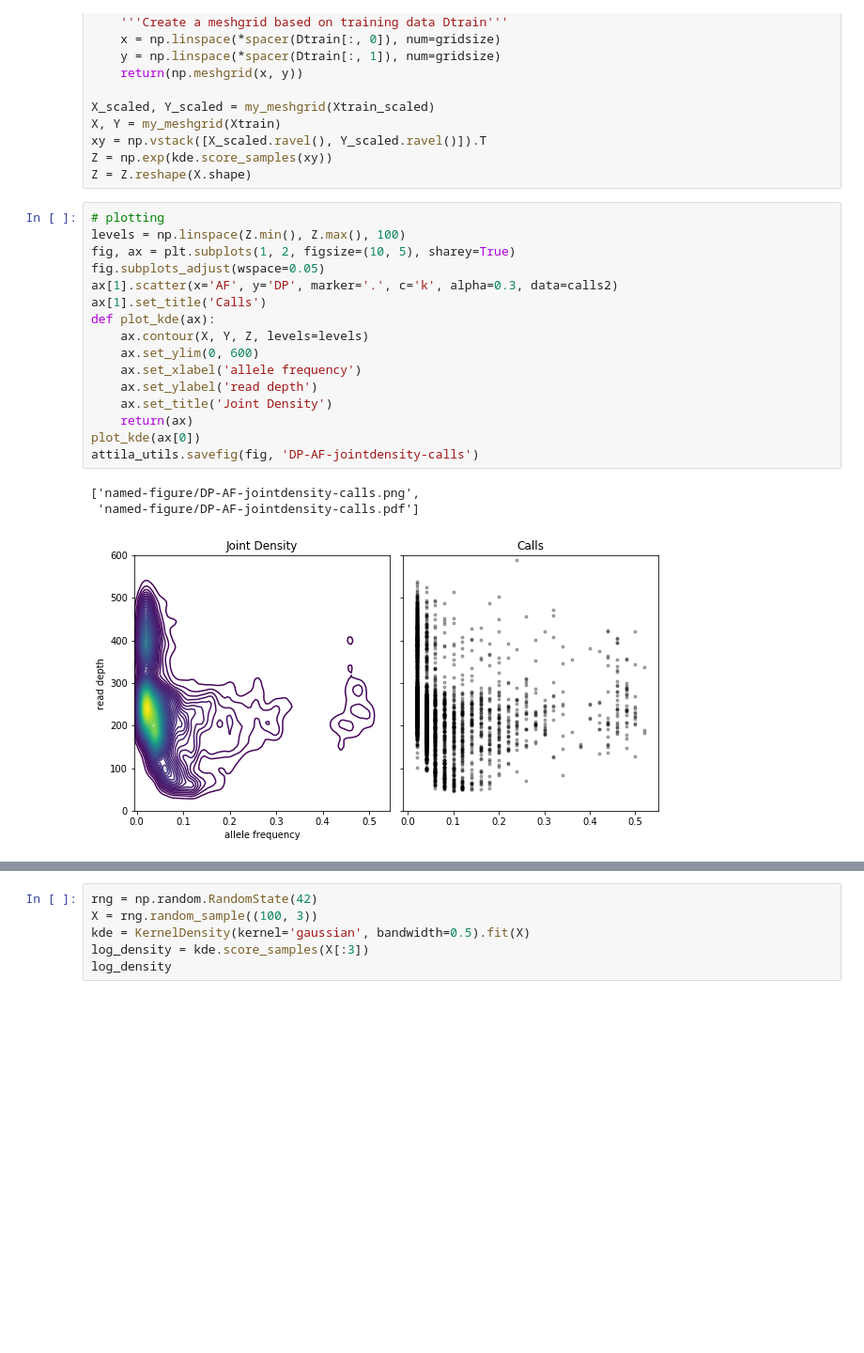
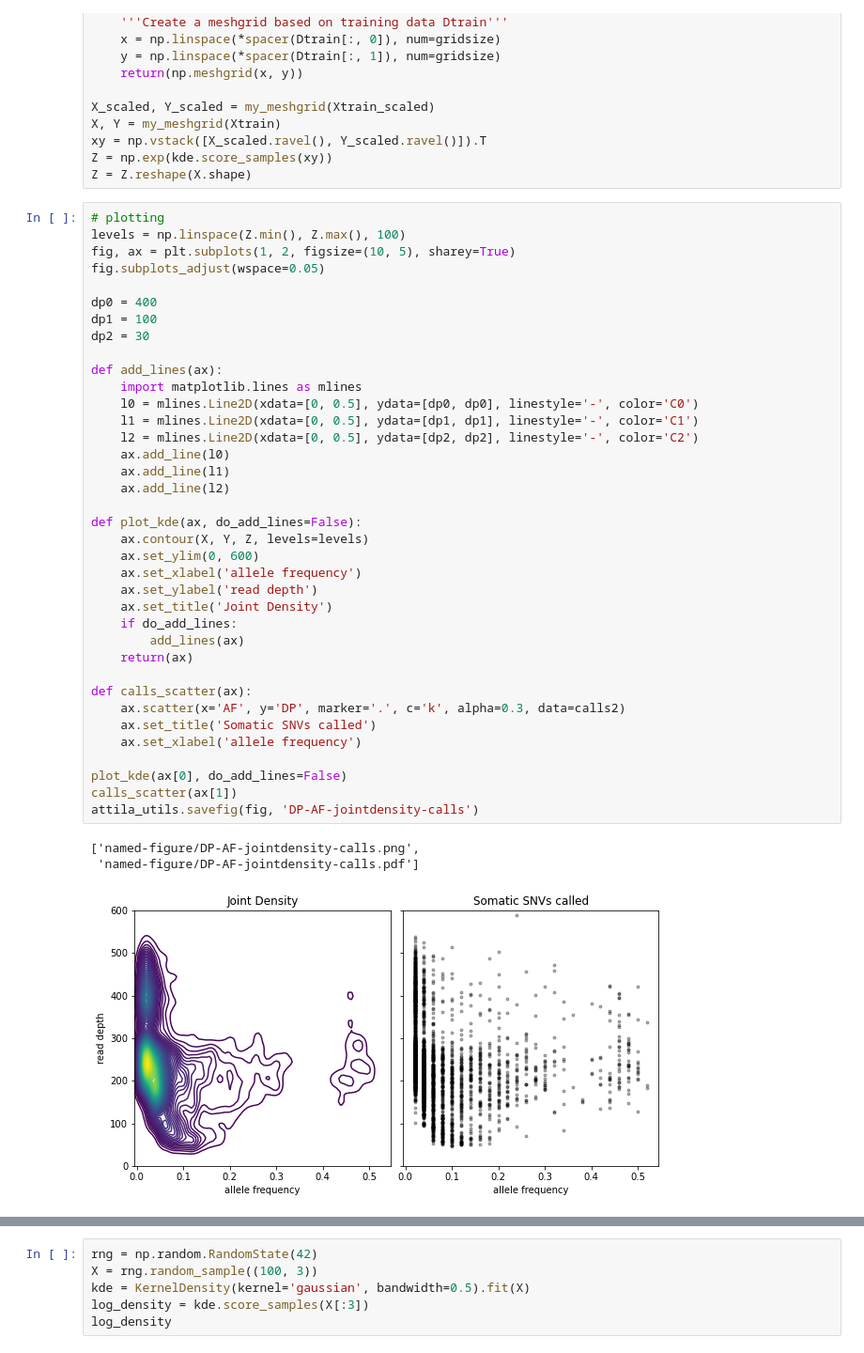
Before and after one commit to attilagk/lab-notebook, a Jupyter notebook: projects/bsm/R/2020-08-13-select-vars/2020-08-13-select-vars.ipynb, the cells around one changed output, grey strips where cells are left out. Shown: that part at 94% size. Drawn from its saved outputs; the diff is of its cells as text; blank space fills up the shorter version.

```diff
--- a/projects/bsm/R/2020-08-13-select-vars/2020-08-13-select-vars.ipynb
+++ b/projects/bsm/R/2020-08-13-select-vars/2020-08-13-select-vars.ipynb
@@ -175,23 +175,44 @@ Z = Z.reshape(X.shape)
 # %%
 # plotting
 levels = np.linspace(Z.min(), Z.max(), 100)
 fig, ax = plt.subplots(1, 2, figsize=(10, 5), sharey=True)
 fig.subplots_adjust(wspace=0.05)
-ax[1].scatter(x='AF', y='DP', marker='.', c='k', alpha=0.3, data=calls2)
-ax[1].set_title('Calls')
-def plot_kde(ax):
+
+dp0 = 400
+dp1 = 100
+dp2 = 30
+
+def add_lines(ax):
+    import matplotlib.lines as mlines
+    l0 = mlines.Line2D(xdata=[0, 0.5], ydata=[dp0, dp0], linestyle='-', color='C0')
+    l1 = mlines.Line2D(xdata=[0, 0.5], ydata=[dp1, dp1], linestyle='-', color='C1')
+    l2 = mlines.Line2D(xdata=[0, 0.5], ydata=[dp2, dp2], linestyle='-', color='C2')
+    ax.add_line(l0)
+    ax.add_line(l1)
+    ax.add_line(l2)
+
+def plot_kde(ax, do_add_lines=False):
     ax.contour(X, Y, Z, levels=levels)
     ax.set_ylim(0, 600)
     ax.set_xlabel('allele frequency')
     ax.set_ylabel('read depth')
     ax.set_title('Joint Density')
+    if do_add_lines:
+        add_lines(ax)
     return(ax)
-plot_kde(ax[0])
+
+def calls_scatter(ax):
+    ax.scatter(x='AF', y='DP', marker='.', c='k', alpha=0.3, data=calls2)
+    ax.set_title('Somatic SNVs called')
+    ax.set_xlabel('allele frequency')
+
+plot_kde(ax[0], do_add_lines=False)
+calls_scatter(ax[1])
 attila_utils.savefig(fig, 'DP-AF-jointdensity-calls')
 # %% [output]
 ['named-figure/DP-AF-jointdensity-calls.png',
  'named-figure/DP-AF-jointdensity-calls.pdf']
-[figure, old version]
+[figure, new version]
 # %%
 # start with X, Y, Z produced above
 def whereDP(dp):
```
Also changed, not shown: parts of 8 cells of this notebook, 10 other files.
